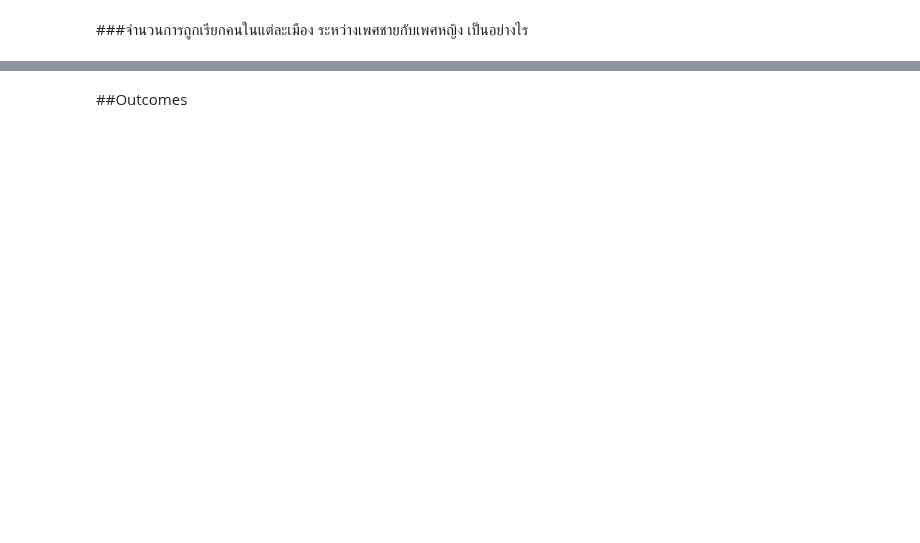
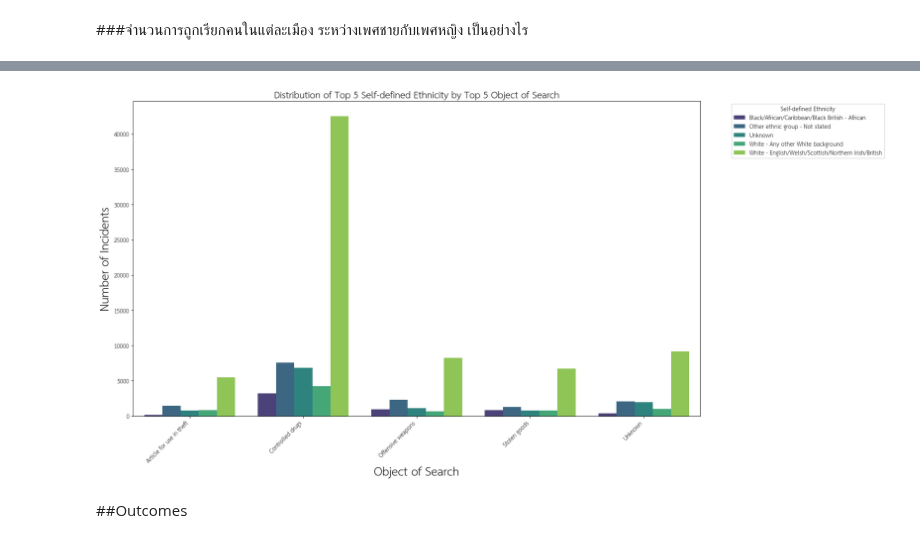
Before and after one commit to jangInw007/JENZY_Project, a Jupyter notebook: JENZY(อีฟสี)_is_perfect_project_Basicpro.ipynb, the cells around one changed output, grey strips where cells are left out. Cells and saved outputs as stored; diff of their text form; code cells hidden in the pictures; blank space fills up the shorter version.

```diff
--- a/JENZY(อีฟสี)_is_perfect_project_Basicpro.ipynb
+++ b/JENZY(อีฟสี)_is_perfect_project_Basicpro.ipynb
@@ -1356,0 +1357,4 @@ fig.show()
+# %%
+import matplotlib.pyplot as plt
+df = combined_stop_and_search_2025_all_months
+df
@@ -1357,3 +1375,43 @@ fig.show()
+# %%
+import matplotlib.pyplot as plt
+import seaborn as sns
+
+# 1. เตรียมข้อมูล: นับจำนวนเหตุการณ์ตาม Object of search และ Self-defined ethnicity
+object_ethnicity_counts = df.groupby(
+    ['Object of search', 'Self-defined ethnicity']
+).size().reset_index(name='Count')
+
+# 2. เลือก Object of search 5 อันดับแรกที่พบบ่อยที่สุด
+top_objects = df['Object of search'].value_counts().nlargest(5).index.tolist()
+
+# 3. เลือก Self-defined ethnicity 5 อันดับแรกที่พบบ่อยที่สุด
+top_ethnicities = df['Self-defined ethnicity'].value_counts().nlargest(5).index.tolist()
+
+# 4. กรองข้อมูลสำหรับ Plot
+plot_data = object_ethnicity_counts[
+    (object_ethnicity_counts['Object of search'].isin(top_objects)) &
+    (object_ethnicity_counts['Self-defined ethnicity'].isin(top_ethnicities))
+]
+
+# 5. สร้าง Grouped Bar Chart
+plt.figure(figsize=(20, 10))
+sns.barplot(
+    data=plot_data,
+    x='Object of search',
+    y='Count',
+    hue='Self-defined ethnicity',
+    palette='viridis'
+)
+
+plt.title('Distribution of Top 5 Self-defined Ethnicity by Top 5 Object of Search', fontsize=16)
+plt.xlabel('Object of Search', fontsize=20)
+plt.ylabel('Number of Incidents', fontsize=20)
+plt.xticks(rotation=45, ha='right')
+plt.legend(title='Self-defined Ethnicity', bbox_to_anchor=(1.05, 1), loc='upper left')
+plt.tight_layout()
+plt.show()
+# %% [output]
+[figure, added]
 # %% [markdown]
 ##Outcomes
 # %%
```
Also changed, not shown: parts of 6 cells of this notebook.
